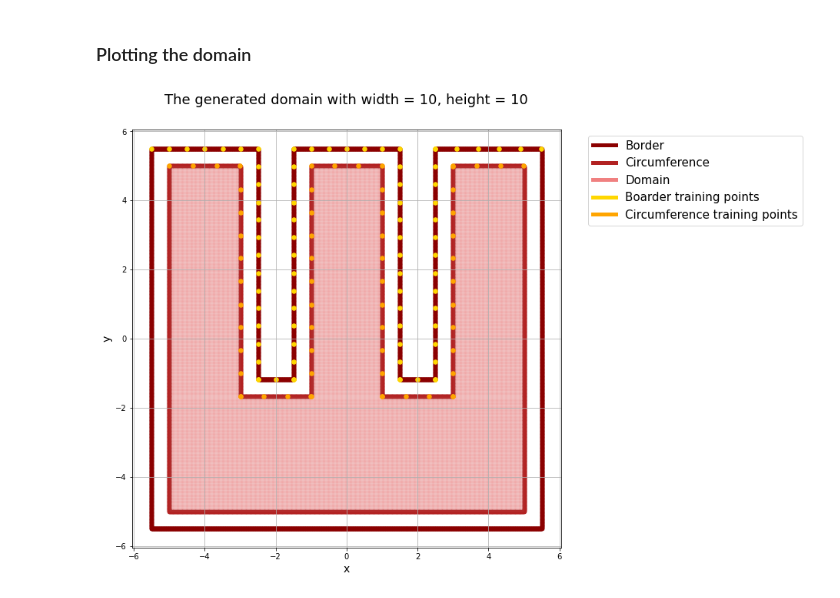
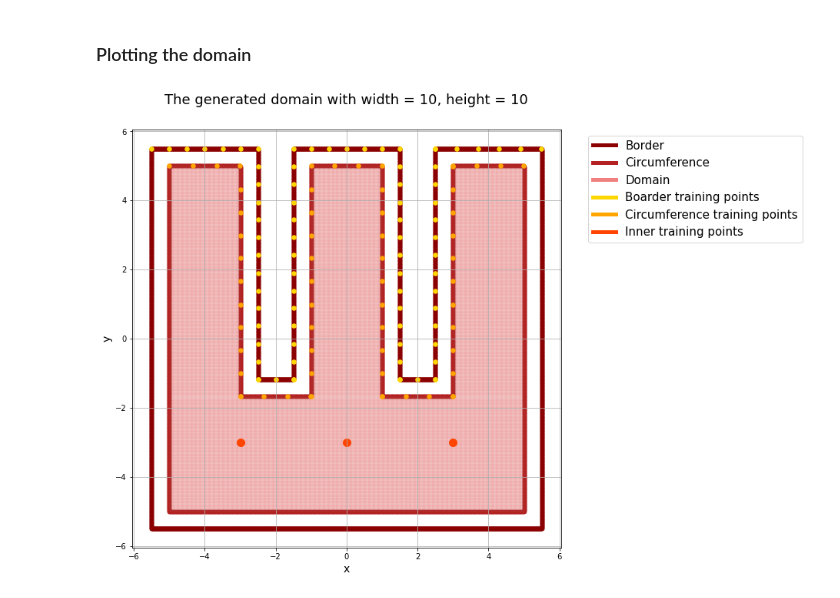
Before and after one commit to domonkoshaffner/laplace_ode, a Jupyter notebook: laplace.ipynb, the cells around one changed output. Saved outputs shown, nothing was run; the diff lists cells and outputs as text; code cells hidden in the pictures.

```diff
--- a/laplace.ipynb
+++ b/laplace.ipynb
@@ -448,8 +456,8 @@ num_points_to_gen_training_circum = 2
 # Setting the inner points for the NN
 # Give the following coordinates as floating number
 # One digit (if it's and integer or has only one digit), two digits (if it has two or more digits)
-x_inner_requested = [ -2.0, 0.0, 3.0]
-y_inner_requested = [-2.0, -3.0, -3.0]
+x_inner_requested = [-3.0,  0.0,  3.0]
+y_inner_requested = [-3.0, -3.0, -3.0]
 
 # Calling the calling_circ_training_inner function
 results_temp = calling_circ_training_inner(width, height, devision_point, border_dist, side_str, num_points_to_gen_training_border, num_points_to_gen_training_circum, x_inner_requested, y_inner_requested)
@@ -466,19 +474,19 @@ inner_training_coord = results_temp[5]
 # %%
 # Setting the visibility of the border, circumference and inner points
 border_vis = True
 circum_vis = True
 inner_vis = True
 boarder_training_vis = True
 circum_training_vis = True
-inner_training_vis = False
+inner_training_vis = True
 
 # Setting the savefig variable
 savefig = True
 
 # Setting the visibility boolean list
 visibility = [border_vis, circum_vis, inner_vis, boarder_training_vis, circum_training_vis, inner_training_vis]
 
 # Plotting the domain
 rect_plot(border_coord, circum_coord, inner_coord, boarder_training_coord, circum_training_coord, inner_training_coord, visibility, savefig)
 # %% [output]
-[figure, old version]
+[figure, new version]
```
Also changed, not shown: parts of 2 cells of this notebook, 1 other file.
